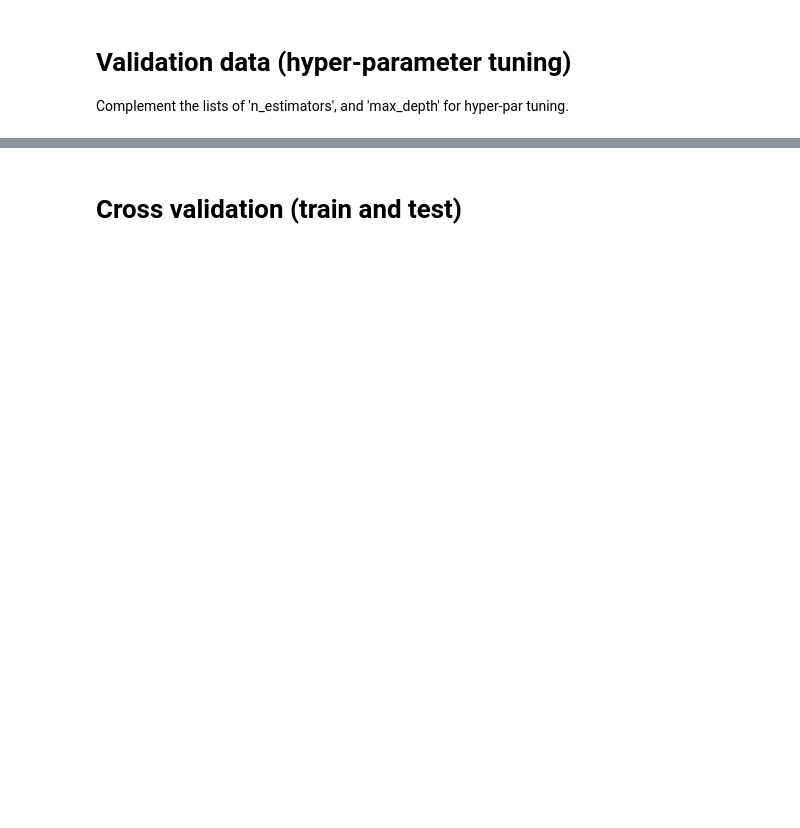
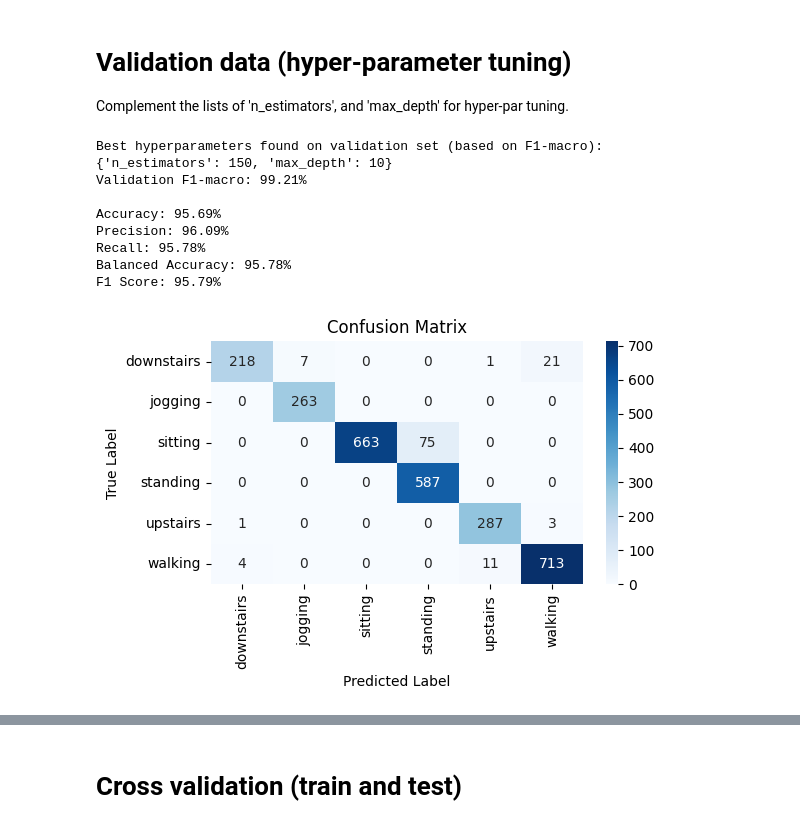
Before and after one commit to mparoz/ai-rehab-hc-2025, a Jupyter notebook: course_ai_rehab_hc_2025_tutorial_4_models_and_data_splits.ipynb, the cells around one changed output, grey strips where cells are left out. Drawn from its saved outputs; the diff is of its cells as text; code cells hidden in the pictures; blank space fills up the shorter version.

```diff
--- a/course_ai_rehab_hc_2025_tutorial_4_models_and_data_splits.ipynb
+++ b/course_ai_rehab_hc_2025_tutorial_4_models_and_data_splits.ipynb
@@ -236,8 +240,8 @@ Hyperparameter tuning on validation data (based on F1-macro)
 best_score = 0
 best_params = {}
 
-for n_estimators in []:       # <------------------------------------------------------------------- Complement
-    for max_depth in [None]:       # <---------------------------------------------------------------Complement
+for n_estimators in [10, 50, 100, 150]:       # <------------------------------------------------------------------- Complement
+    for max_depth in [None, 5, 10, 20, 25]:       # <---------------------------------------------------------------Complement
         model = RandomForestClassifier(
             n_estimators=n_estimators,
             max_depth=max_depth,
@@ -290,30 +294,41 @@ recall = recall_score(y_test, y_pred, average='macro')
 balanced_accuracy = balanced_accuracy_score(y_test, y_pred)
 f1 = f1_score(y_test, y_pred, average='macro')
 
 # Print metrics
 print(f'Accuracy: {100*accuracy:.2f}%')
 print(f'Precision: {100*precision:.2f}%')
 print(f'Recall: {100*recall:.2f}%')
 print(f'Balanced Accuracy: {100*balanced_accuracy:.2f}%')
 print(f'F1 Score: {100*f1:.2f}%')
 
 """
 Create confusion matrix
 """
 
 conf_matrix = confusion_matrix(y_test, y_pred)
 class_labels = label_encoder.classes_   # original string labels
 # Create a small confusion matrix figure
 plt.figure(figsize=(6, 4))  # adjust size as needed (width, height)
 sns.heatmap(conf_matrix,
             annot=True,         # show numbers
             fmt='d',            # integer format
             cmap='Blues',       # color map
             xticklabels=class_labels,
             yticklabels=class_labels)
 
 plt.xlabel("Predicted Label")
 plt.ylabel("True Label")
 plt.title("Confusion Matrix")
 plt.tight_layout()  # ensures labels fit well
 plt.show()
+# %% [output]
+Best hyperparameters found on validation set (based on F1-macro):
+{'n_estimators': 150, 'max_depth': 10}
+Validation F1-macro: 99.21%
+
+Accuracy: 95.69%
+Precision: 96.09%
+Recall: 95.78%
+Balanced Accuracy: 95.78%
+F1 Score: 95.79%
+[figure, added]
```
Also changed, not shown: parts of 12 cells of this notebook.
